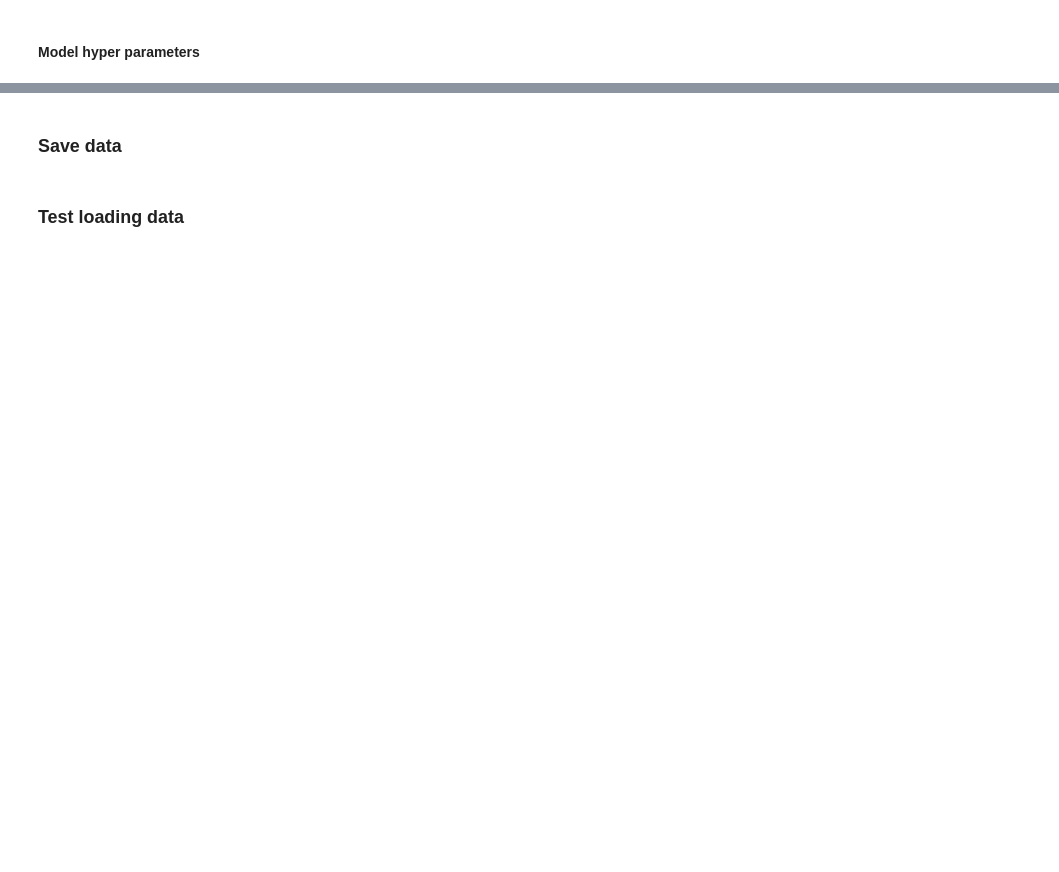
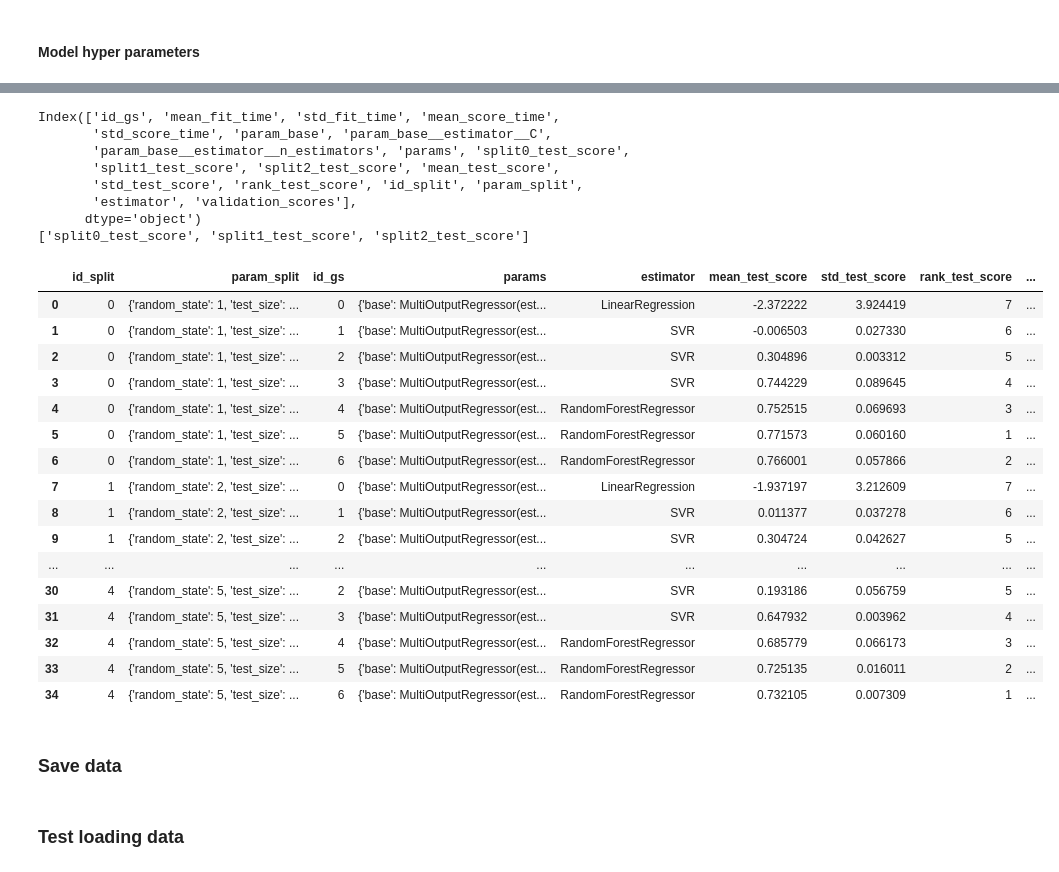
Before and after one commit to ie-ai-class/ml-training-2025, a Jupyter notebook: T04_scikit_learn/S04_workflow_real_fit.ipynb, the cells around one changed output, grey strips where cells are left out. Saved outputs shown, nothing was run; the diff lists cells and outputs as text; code cells hidden in the pictures; blank space fills up the shorter version.

```diff
--- a/T04_scikit_learn/S04_workflow_real_fit.ipynb
+++ b/T04_scikit_learn/S04_workflow_real_fit.ipynb
@@ -204,27 +284,53 @@ df_fit["validation_scores"] = df_fit[colsSplitTestScore].apply(
 )
 # %%
 # Extract only columns that I will use
-pp(df_fit.columns)
+pp(df_fit.columns)sdfasdf
 
 pattern = r"split\d+_test_score"
 colsSplitTestScore = [col for col in df_fit.columns if re.fullmatch(pattern, col)]
 pp(colsSplitTestScore)
 
 
 cols = [
     "id_split",
     "param_split",
     "id_gs",
     "params",
     "estimator",
     "mean_test_score",
     "std_test_score",
     "rank_test_score",
     "validation_scores",
 ]
 
 df_fit = df_fit[cols]
 df_fit
+# %% [output]
+Index(['id_gs', 'mean_fit_time', 'std_fit_time', 'mean_score_time',
+       'std_score_time', 'param_base', 'param_base__estimator__C',
+       'param_base__estimator__n_estimators', 'params', 'split0_test_score',
+       'split1_test_score', 'split2_test_score', 'mean_test_score',
+       'std_test_score', 'rank_test_score', 'id_split', 'param_split',
+       'estimator', 'validation_scores'],
+      dtype='object')
+['split0_test_score', 'split1_test_score', 'split2_test_score']
+|  | id_split | param_split | id_gs | params | estimator | mean_test_score | std_test_score | rank_test_score | ... |
+| 0 | 0 | {'random_state': 1, 'test_size': ... | 0 | {'base': MultiOutputRegressor(est... | LinearRegression | -2.372222 | 3.924419 | 7 | ... |
+| 1 | 0 | {'random_state': 1, 'test_size': ... | 1 | {'base': MultiOutputRegressor(est... | SVR | -0.006503 | 0.027330 | 6 | ... |
+| 2 | 0 | {'random_state': 1, 'test_size': ... | 2 | {'base': MultiOutputRegressor(est... | SVR | 0.304896 | 0.003312 | 5 | ... |
+| 3 | 0 | {'random_state': 1, 'test_size': ... | 3 | {'base': MultiOutputRegressor(est... | SVR | 0.744229 | 0.089645 | 4 | ... |
+| 4 | 0 | {'random_state': 1, 'test_size': ... | 4 | {'base': MultiOutputRegressor(est... | RandomForestRegressor | 0.752515 | 0.069693 | 3 | ... |
+| 5 | 0 | {'random_state': 1, 'test_size': ... | 5 | {'base': MultiOutputRegressor(est... | RandomForestRegressor | 0.771573 | 0.060160 | 1 | ... |
+| 6 | 0 | {'random_state': 1, 'test_size': ... | 6 | {'base': MultiOutputRegressor(est... | RandomForestRegressor | 0.766001 | 0.057866 | 2 | ... |
+| 7 | 1 | {'random_state': 2, 'test_size': ... | 0 | {'base': MultiOutputRegressor(est... | LinearRegression | -1.937197 | 3.212609 | 7 | ... |
+| 8 | 1 | {'random_state': 2, 'test_size': ... | 1 | {'base': MultiOutputRegressor(est... | SVR | 0.011377 | 0.037278 | 6 | ... |
+| 9 | 1 | {'random_state': 2, 'test_size': ... | 2 | {'base': MultiOutputRegressor(est... | SVR | 0.304724 | 0.042627 | 5 | ... |
+| ... | ... | ... | ... | ... | ... | ... | ... | ... | ... |
+| 30 | 4 | {'random_state': 5, 'test_size': ... | 2 | {'base': MultiOutputRegressor(est... | SVR | 0.193186 | 0.056759 | 5 | ... |
+| 31 | 4 | {'random_state': 5, 'test_size': ... | 3 | {'base': MultiOutputRegressor(est... | SVR | 0.647932 | 0.003962 | 4 | ... |
+| 32 | 4 | {'random_state': 5, 'test_size': ... | 4 | {'base': MultiOutputRegressor(est... | RandomForestRegressor | 0.685779 | 0.066173 | 3 | ... |
+| 33 | 4 | {'random_state': 5, 'test_size': ... | 5 | {'base': MultiOutputRegressor(est... | RandomForestRegressor | 0.725135 | 0.016011 | 2 | ... |
+| 34 | 4 | {'random_state': 5, 'test_size': ... | 6 | {'base': MultiOutputRegressor(est... | RandomForestRegressor | 0.732105 | 0.007309 | 1 | ... |
 # %% [markdown]
 ### Save data
 # %%
```
Also changed, not shown: parts of 10 cells of this notebook, 2 other files.
